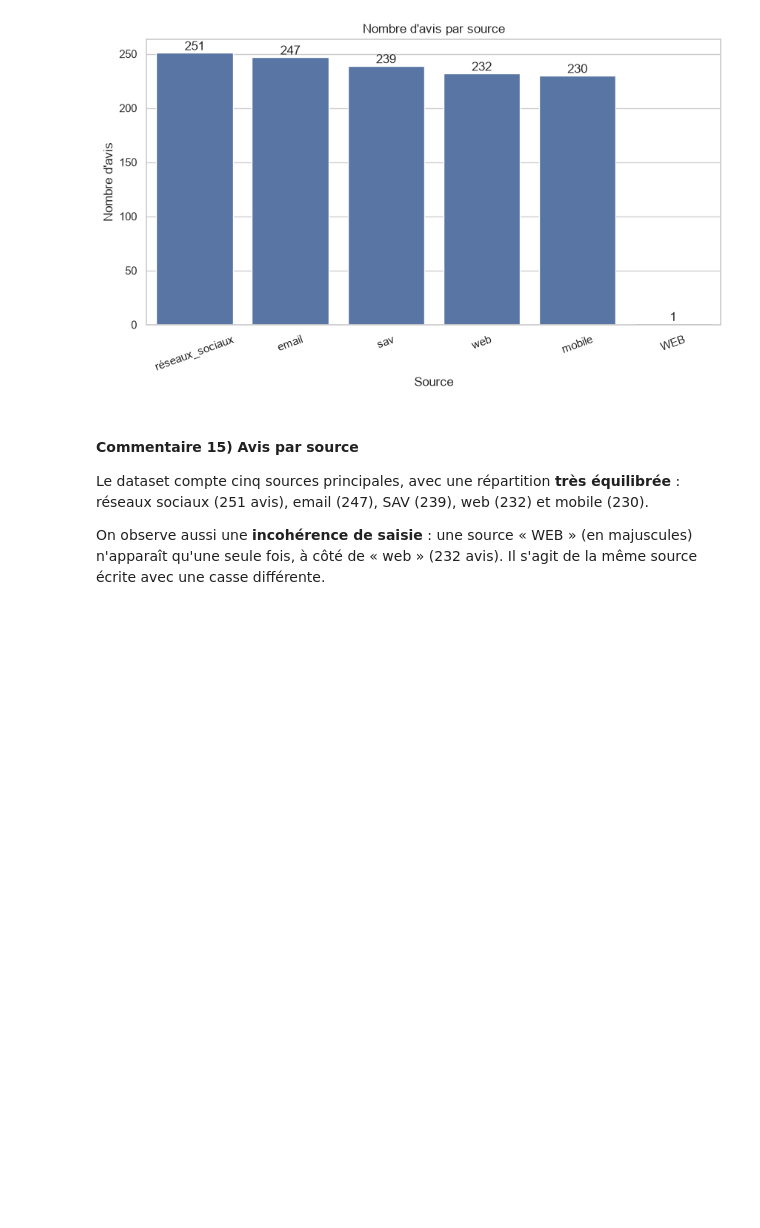
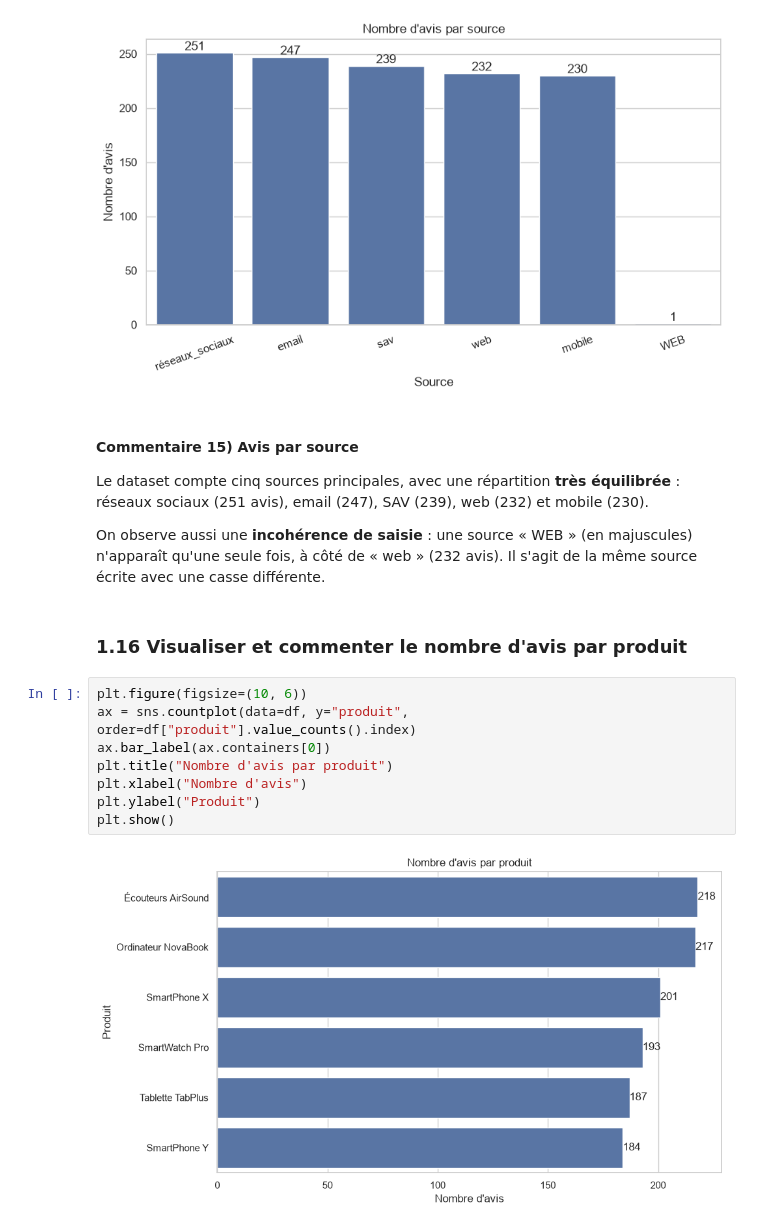
Before and after one commit to galassmyname/Atelier-donnes-textuelles, a Jupyter notebook: atelier_prepa_donnees_textuelles/notebooks/atelier_prepa_donnees_textuelles.ipynb, the cells around one changed output. Cells and saved outputs as stored; diff of their text form; blank space fills up the shorter version.

```diff
--- a/atelier_prepa_donnees_textuelles/notebooks/atelier_prepa_donnees_textuelles.ipynb
+++ b/atelier_prepa_donnees_textuelles/notebooks/atelier_prepa_donnees_textuelles.ipynb
@@ -430,3 +430,15 @@ plt.show()
 Le dataset compte cinq sources principales, avec une répartition **très équilibrée** : réseaux sociaux (251 avis), email (247), SAV (239), web (232) et mobile (230).
 
 On observe aussi une **incohérence de saisie** : une source « WEB » (en majuscules) n'apparaît qu'une seule fois, à côté de « web » (232 avis). Il s'agit de la même source écrite avec une casse différente.
+# %% [markdown]
+### 1.16 Visualiser et commenter le nombre d'avis par produit
+# %%
+plt.figure(figsize=(10, 6))
+ax = sns.countplot(data=df, y="produit", order=df["produit"].value_counts().index)
+ax.bar_label(ax.containers[0])
+plt.title("Nombre d'avis par produit")
+plt.xlabel("Nombre d'avis")
+plt.ylabel("Produit")
+plt.show()
+# %% [output]
+[figure, added]
```
Also changed, not shown: parts of 1 cell of this notebook.
